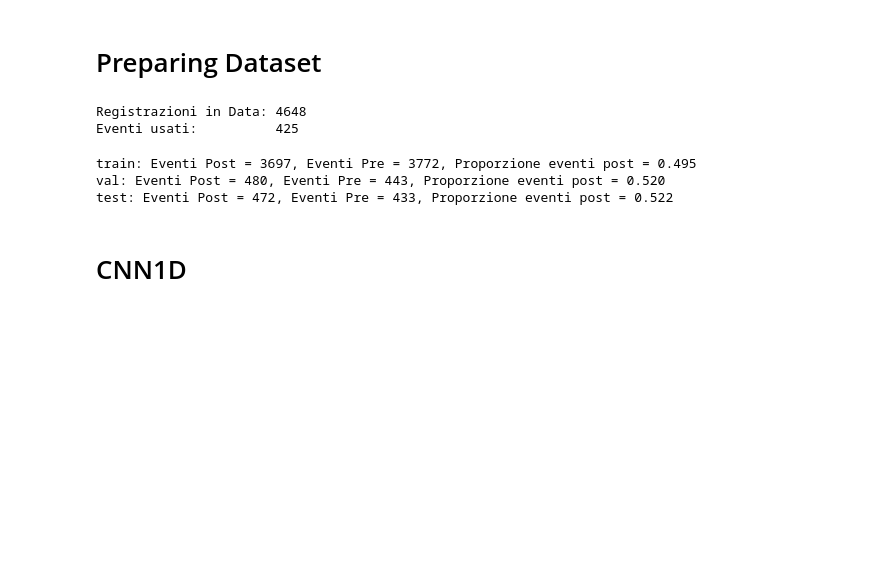
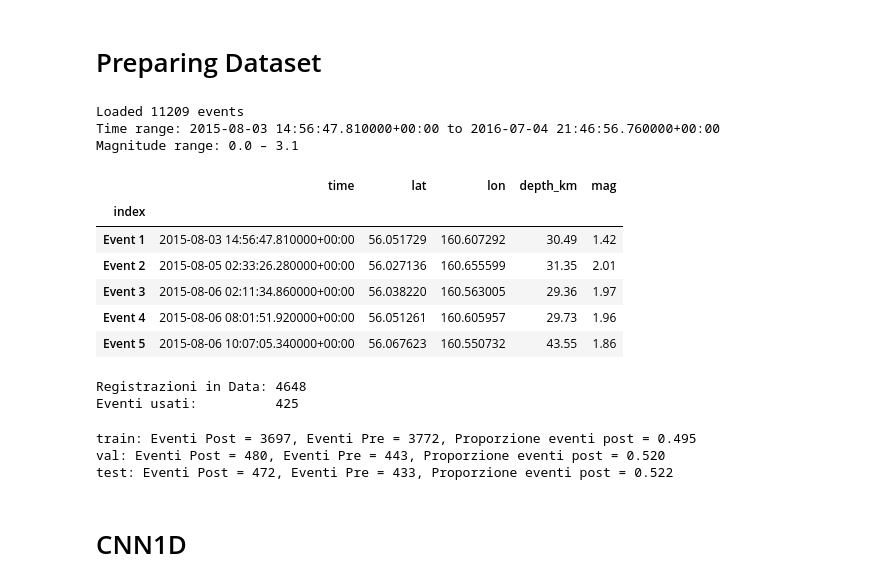
Before and after one commit to Mpinaz/Thesis, a Jupyter notebook: Model.ipynb, the cells around one changed output. Cells and saved outputs as stored; diff of their text form; code cells hidden in the pictures; blank space fills up the shorter version.

```diff
--- a/Model.ipynb
+++ b/Model.ipynb
@@ -51,5 +53,32 @@ drive.mount('/content/drive')
 # %% [markdown]
 # Preparing Dataset
+# %%
+catalog = pd.read_csv(
+    '/content/Thesis/KVG_catalog.txt',
+    sep=',',
+    header=None,
+    names=['time', 'lat', 'lon', 'depth_km', 'mag'],
+)
+catalog['time'] = pd.to_datetime(catalog['time'])
+catalog['index'] = [f"Event {i}" for i in range(1,len(catalog)+1)]
+catalog = catalog.set_index("index")
+
+
+print(f"Loaded {len(catalog)} events")
+print(f"Time range: {catalog['time'].min()} to {catalog['time'].max()}")
+print(f"Magnitude range: {catalog['mag'].min():.1f} – {catalog['mag'].max():.1f}")
+catalog.head()
+# %% [output]
+Loaded 11209 events
+Time range: 2015-08-03 14:56:47.810000+00:00 to 2016-07-04 21:46:56.760000+00:00
+Magnitude range: 0.0 – 3.1
+|  | time | lat | lon | depth_km | mag |
+| index |  |  |  |  |  |
+| Event 1 | 2015-08-03 14:56:47.810000+00:00 | 56.051729 | 160.607292 | 30.49 | 1.42 |
+| Event 2 | 2015-08-05 02:33:26.280000+00:00 | 56.027136 | 160.655599 | 31.35 | 2.01 |
+| Event 3 | 2015-08-06 02:11:34.860000+00:00 | 56.038220 | 160.563005 | 29.36 | 1.97 |
+| Event 4 | 2015-08-06 08:01:51.920000+00:00 | 56.051261 | 160.605957 | 29.73 | 1.96 |
+| Event 5 | 2015-08-06 10:07:05.340000+00:00 | 56.067623 | 160.550732 | 43.55 | 1.86 |
 # %%
 # 90000 Registrations Pre Eruption
 with open("/content/drive/MyDrive/Datasets/Pre_Events.pkl", "rb") as f:
```
Also changed, not shown: parts of 14 cells of this notebook.
